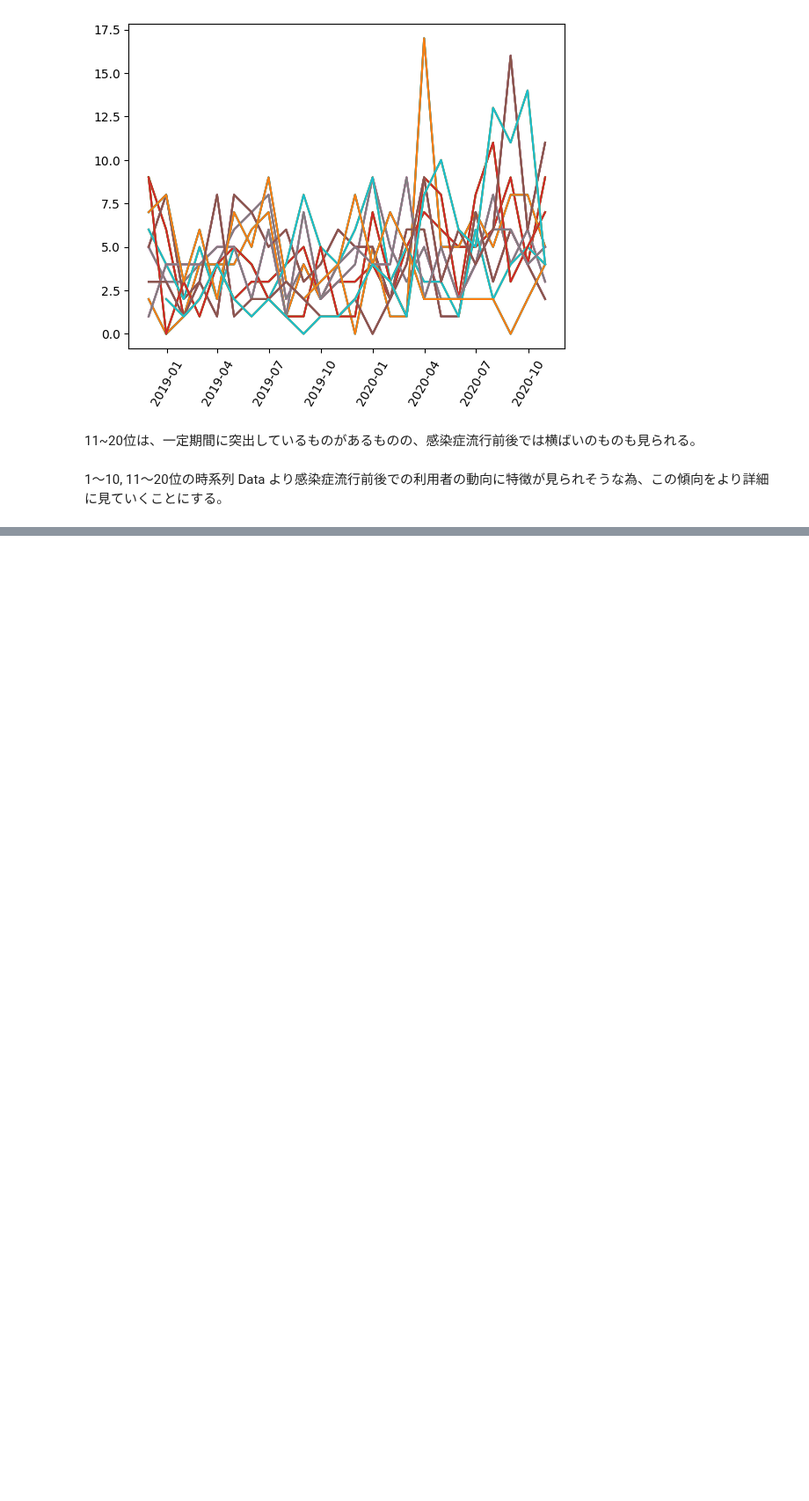
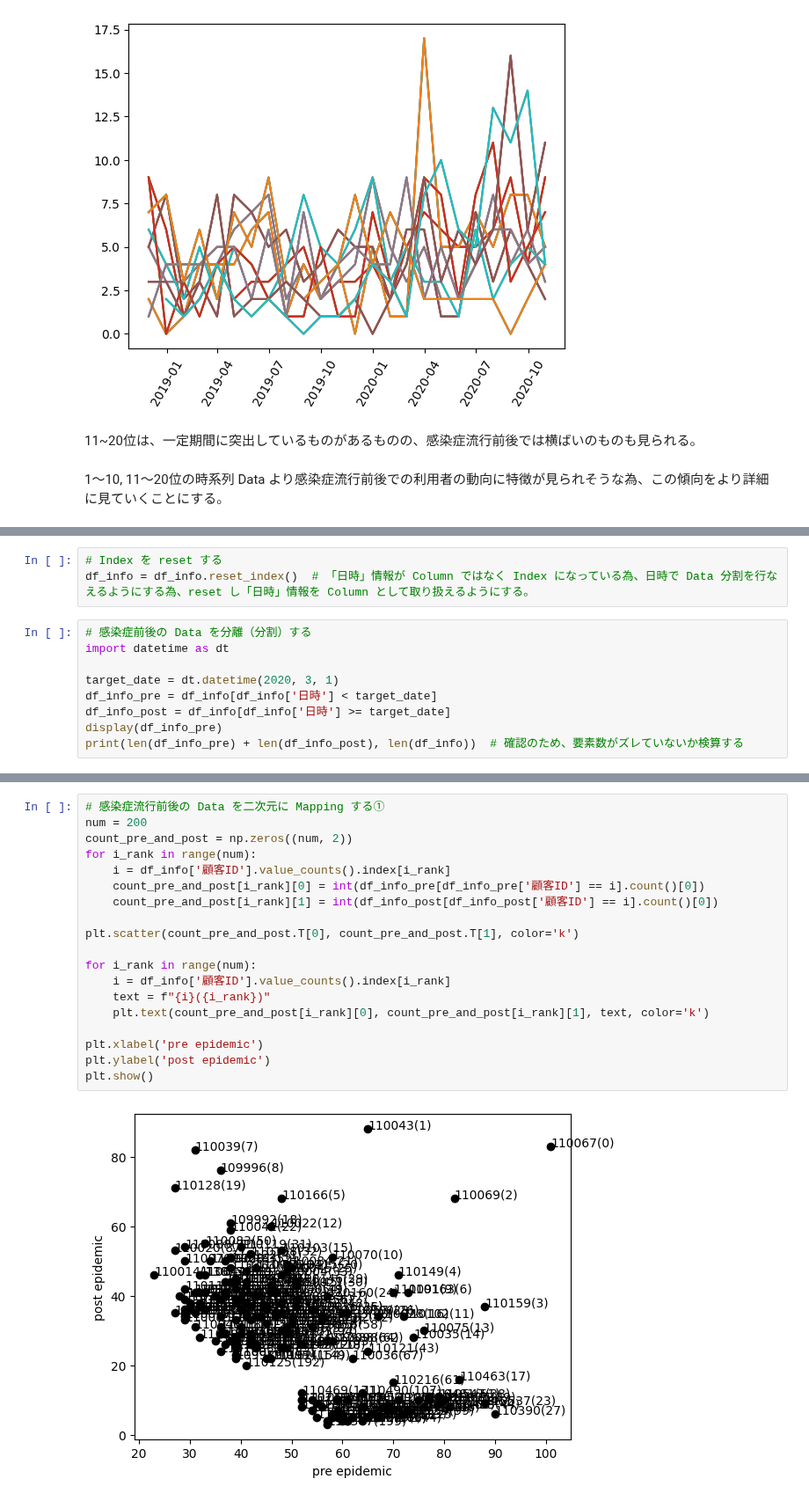
Before and after one commit to 1024xx4/math_programing_for_ai_and_ds, a Jupyter notebook: section01/section01.ipynb, the cells around one changed output, grey strips where cells are left out. Shown at 88% size. Saved outputs shown, nothing was run; the diff lists cells and outputs as text; blank space fills up the shorter version.

Commit message:
Feat: 感染症流行前後の顧客の行動を分析してみる#1

```diff
--- a/section01/section01.ipynb
+++ b/section01/section01.ipynb
@@ -474,0 +483,12 @@ plt.show()
+# %%
+# Index を reset する
+df_info = df_info.reset_index()  # 「日時」情報が Column ではなく Index になっている為、日時で Data 分割を行なえるようにする為、reset し「日時」情報を Column として取り扱えるようにする。
+# %%
+# 感染症前後の Data を分離（分割）する
+import datetime as dt
+
+target_date = dt.datetime(2020, 3, 1)
+df_info_pre = df_info[df_info['日時'] < target_date]
+df_info_post = df_info[df_info['日時'] >= target_date]
+display(df_info_pre)
+print(len(df_info_pre) + len(df_info_post), len(df_info))  # 確認のため、要素数がズレていないか検算する
@@ -474,0 +510,21 @@ plt.show()
+# %%
+# 感染症流行前後の Data を二次元に Mapping する①
+num = 200
+count_pre_and_post = np.zeros((num, 2))
+for i_rank in range(num):
+    i = df_info['顧客ID'].value_counts().index[i_rank]
+    count_pre_and_post[i_rank][0] = int(df_info_pre[df_info_pre['顧客ID'] == i].count()[0])
+    count_pre_and_post[i_rank][1] = int(df_info_post[df_info_post['顧客ID'] == i].count()[0])
+
+plt.scatter(count_pre_and_post.T[0], count_pre_and_post.T[1], color='k')
+
+for i_rank in range(num):
+    i = df_info['顧客ID'].value_counts().index[i_rank]
+    text = f"{i}({i_rank})"
+    plt.text(count_pre_and_post[i_rank][0], count_pre_and_post[i_rank][1], text, color='k')
+
+plt.xlabel('pre epidemic')
+plt.ylabel('post epidemic')
+plt.show()
+# %% [output]
+[figure, added]
```
Also changed, not shown: parts of 4 cells of this notebook.
